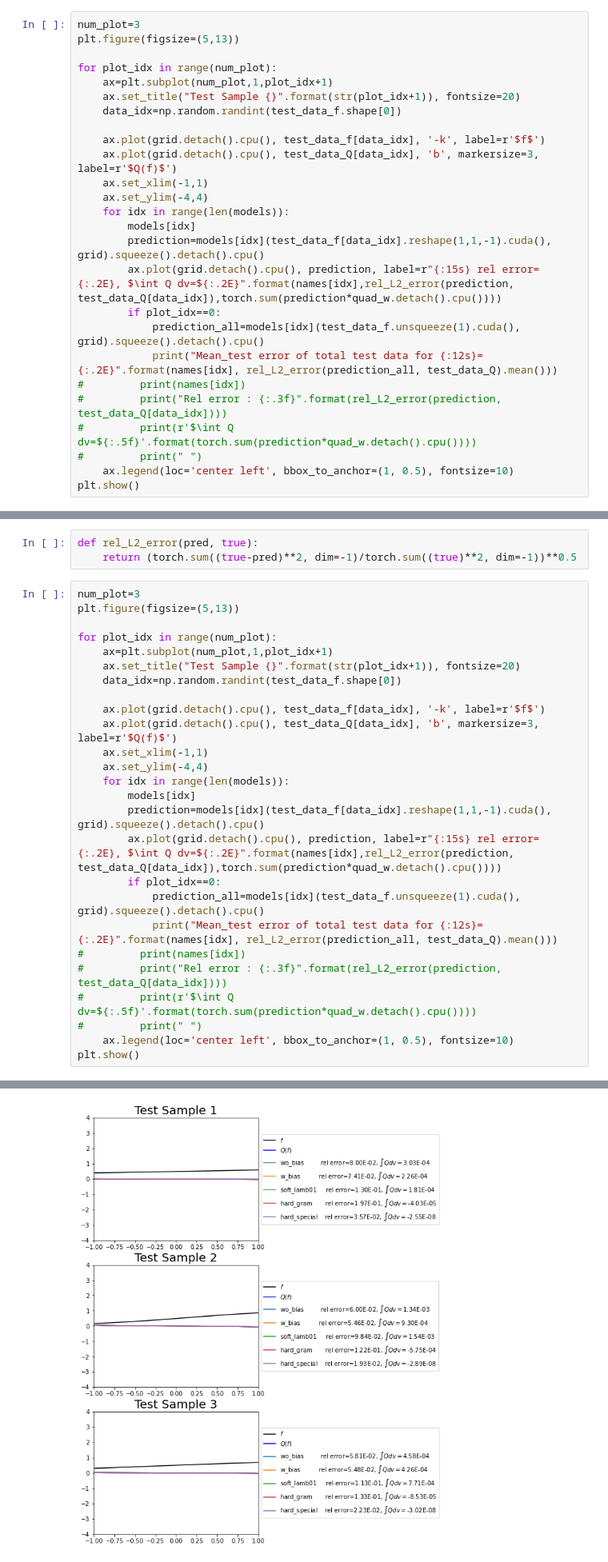
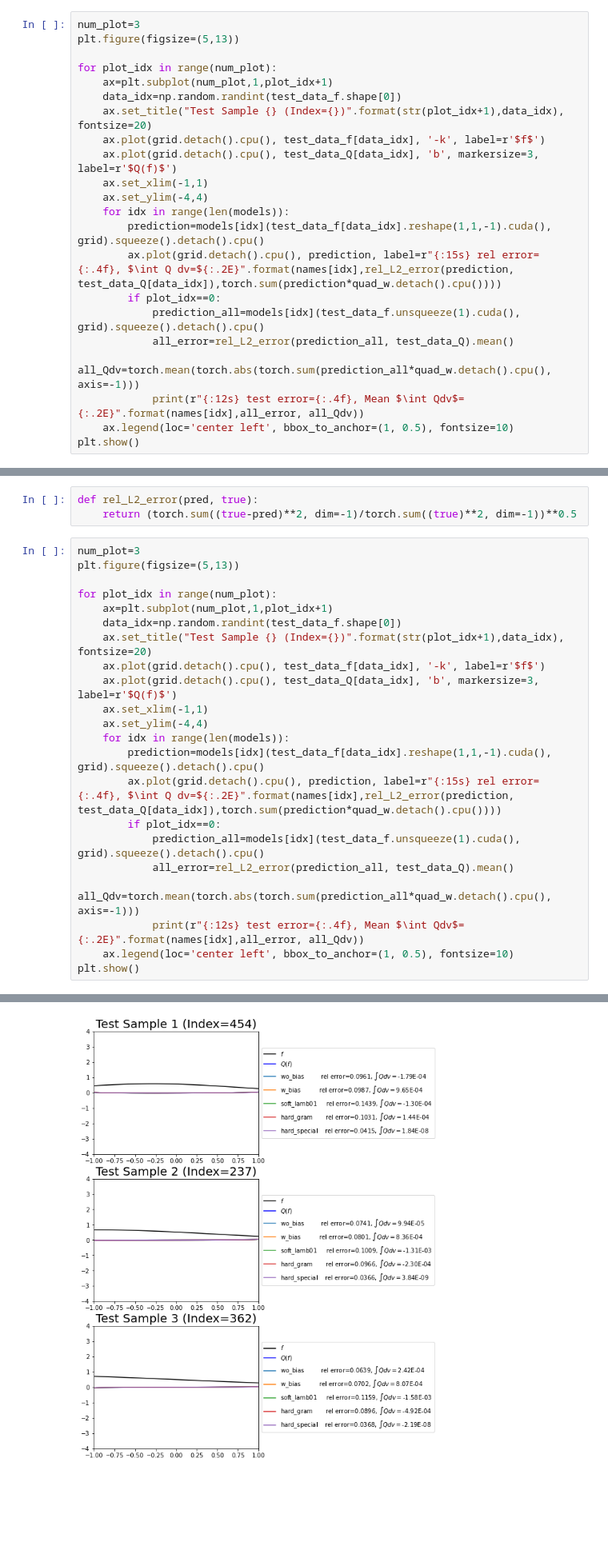
Before and after one commit to ScSteffen/CollisionOperatorLearning, a Jupyter notebook: analysis_entropy_HG.ipynb, the cells around one changed output, grey strips where cells are left out. Shown at 80% size. Cells and saved outputs as stored; diff of their text form; blank space fills up the shorter version.

```diff
--- a/analysis_entropy_HG.ipynb
+++ b/analysis_entropy_HG.ipynb
@@ -187,24 +191,20 @@ plt.figure(figsize=(5,13))
 
 for plot_idx in range(num_plot):
     ax=plt.subplot(num_plot,1,plot_idx+1)
-    ax.set_title("Test Sample {}".format(str(plot_idx+1)), fontsize=20)
     data_idx=np.random.randint(test_data_f.shape[0])
-
+    ax.set_title("Test Sample {} (Index={})".format(str(plot_idx+1),data_idx), fontsize=20)
     ax.plot(grid.detach().cpu(), test_data_f[data_idx], '-k', label=r'$f$')
     ax.plot(grid.detach().cpu(), test_data_Q[data_idx], 'b', markersize=3, label=r'$Q(f)$')
     ax.set_xlim(-1,1)
     ax.set_ylim(-4,4)
     for idx in range(len(models)):
-        models[idx]
         prediction=models[idx](test_data_f[data_idx].reshape(1,1,-1).cuda(), grid).squeeze().detach().cpu()
-        ax.plot(grid.detach().cpu(), prediction, label=r"{:15s} rel error={:.2E}, $\int Q dv=${:.2E}".format(names[idx],rel_L2_error(prediction, test_data_Q[data_idx]),torch.sum(prediction*quad_w.detach().cpu())))
+        ax.plot(grid.detach().cpu(), prediction, label=r"{:15s} rel error={:.4f}, $\int Q dv=${:.2E}".format(names[idx],rel_L2_error(prediction, test_data_Q[data_idx]),torch.sum(prediction*quad_w.detach().cpu())))
         if plot_idx==0:
             prediction_all=models[idx](test_data_f.unsqueeze(1).cuda(), grid).squeeze().detach().cpu()
-            print("Mean_test error of total test data for {:12s}={:.2E}".format(names[idx], rel_L2_error(prediction_all, test_data_Q).mean()))
-#         print(names[idx])
-#         print("Rel error : {:.3f}".format(rel_L2_error(prediction, test_data_Q[data_idx])))
-#         print(r'$\int Q dv=${:.5f}'.format(torch.sum(prediction*quad_w.detach().cpu())))
-#         print(" ")
+            all_error=rel_L2_error(prediction_all, test_data_Q).mean()
+            all_Qdv=torch.mean(torch.abs(torch.sum(prediction_all*quad_w.detach().cpu(), axis=-1)))
+            print(r"{:12s} test error={:.4f}, Mean $\int Qdv$={:.2E}".format(names[idx],all_error, all_Qdv))
     ax.legend(loc='center left', bbox_to_anchor=(1, 0.5), fontsize=10)
 plt.show()
 # %% [output]
@@ -383,24 +383,20 @@ plt.figure(figsize=(5,13))
 
 for plot_idx in range(num_plot):
     ax=plt.subplot(num_plot,1,plot_idx+1)
-    ax.set_title("Test Sample {}".format(str(plot_idx+1)), fontsize=20)
     data_idx=np.random.randint(test_data_f.shape[0])
-
+    ax.set_title("Test Sample {} (Index={})".format(str(plot_idx+1),data_idx), fontsize=20)
     ax.plot(grid.detach().cpu(), test_data_f[data_idx], '-k', label=r'$f$')
     ax.plot(grid.detach().cpu(), test_data_Q[data_idx], 'b', markersize=3, label=r'$Q(f)$')
     ax.set_xlim(-1,1)
     ax.set_ylim(-4,4)
     for idx in range(len(models)):
-        models[idx]
         prediction=models[idx](test_data_f[data_idx].reshape(1,1,-1).cuda(), grid).squeeze().detach().cpu()
-        ax.plot(grid.detach().cpu(), prediction, label=r"{:15s} rel error={:.2E}, $\int Q dv=${:.2E}".format(names[idx],rel_L2_error(prediction, test_data_Q[data_idx]),torch.sum(prediction*quad_w.detach().cpu())))
+        ax.plot(grid.detach().cpu(), prediction, label=r"{:15s} rel error={:.4f}, $\int Q dv=${:.2E}".format(names[idx],rel_L2_error(prediction, test_data_Q[data_idx]),torch.sum(prediction*quad_w.detach().cpu())))
         if plot_idx==0:
             prediction_all=models[idx](test_data_f.unsqueeze(1).cuda(), grid).squeeze().detach().cpu()
-            print("Mean_test error of total test data for {:12s}={:.2E}".format(names[idx], rel_L2_error(prediction_all, test_data_Q).mean()))
-#         print(names[idx])
-#         print("Rel error : {:.3f}".format(rel_L2_error(prediction, test_data_Q[data_idx])))
-#         print(r'$\int Q dv=${:.5f}'.format(torch.sum(prediction*quad_w.detach().cpu())))
-#         print(" ")
+            all_error=rel_L2_error(prediction_all, test_data_Q).mean()
+            all_Qdv=torch.mean(torch.abs(torch.sum(prediction_all*quad_w.detach().cpu(), axis=-1)))
+            print(r"{:12s} test error={:.4f}, Mean $\int Qdv$={:.2E}".format(names[idx],all_error, all_Qdv))
     ax.legend(loc='center left', bbox_to_anchor=(1, 0.5), fontsize=10)
 plt.show()
 # %% [output]
@@ -412,4 +408,4 @@ Mean_test error of total test data for hard_special=4.25E-02
-[figure, old version]
+[figure, new version]
 # %% [markdown]
 ## 3) 3D case with g=0.0
 # %%
```
Also changed, not shown: parts of 14 cells of this notebook, 3 other files.
